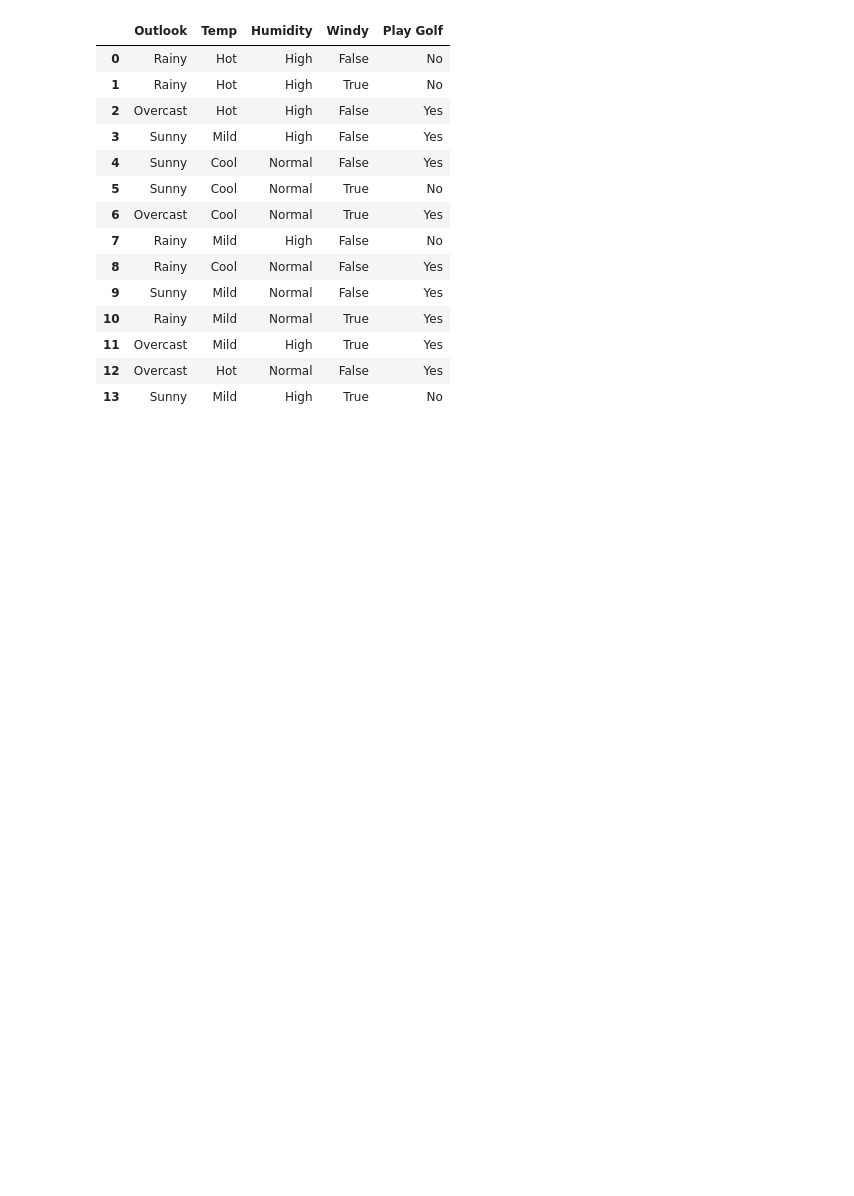
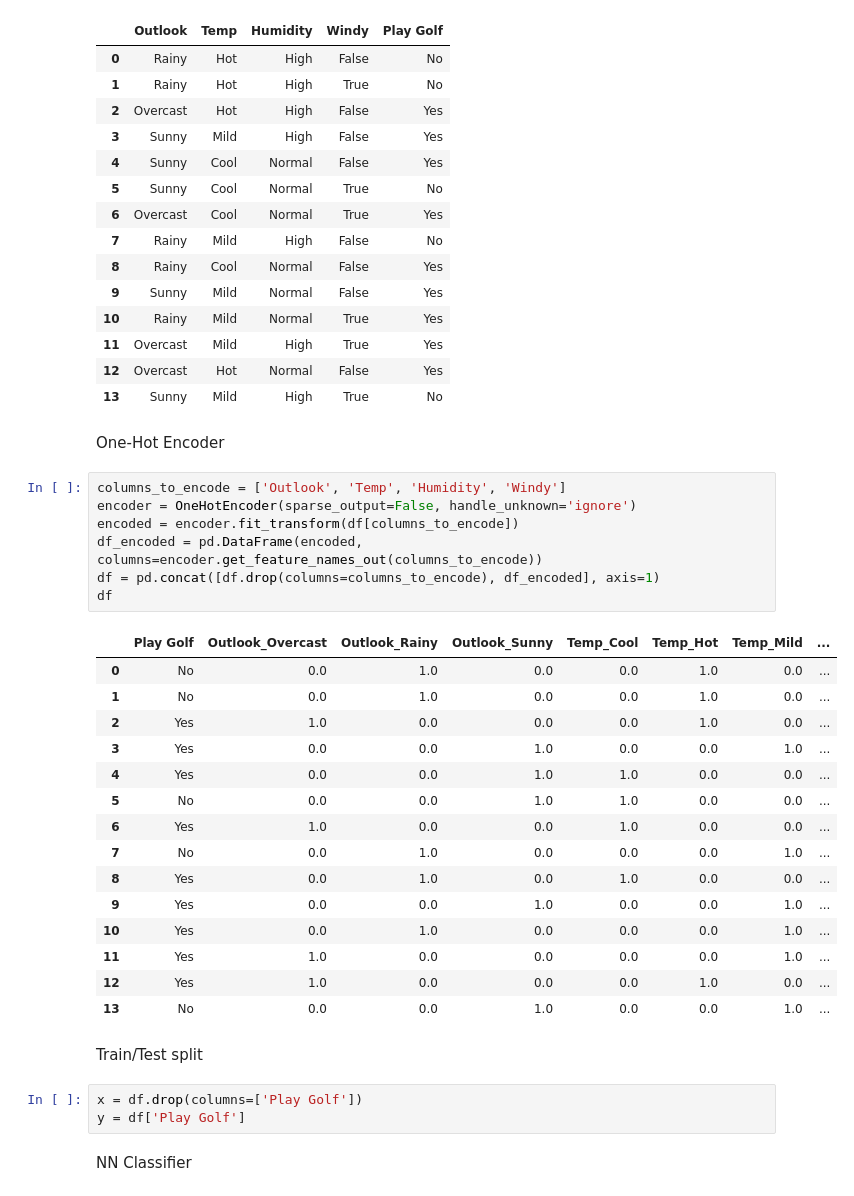
Before and after one commit to MonaTaghavi/dm-ann, a Jupyter notebook: notebooks/19nn-golf.ipynb, the cells around one changed output. Saved outputs shown, nothing was run; the diff lists cells and outputs as text; blank space fills up the shorter version.

```diff
--- a/notebooks/19nn-golf.ipynb
+++ b/notebooks/19nn-golf.ipynb
@@ -27,3 +28,35 @@ df.head(15)
 | 11 | Overcast | Mild | High | True | Yes |
 | 12 | Overcast | Hot | Normal | False | Yes |
 | 13 | Sunny | Mild | High | True | No |
+# %% [markdown]
+One-Hot Encoder
+# %%
+columns_to_encode = ['Outlook', 'Temp', 'Humidity', 'Windy']
+encoder = OneHotEncoder(sparse_output=False, handle_unknown='ignore')
+encoded = encoder.fit_transform(df[columns_to_encode])
+df_encoded = pd.DataFrame(encoded, columns=encoder.get_feature_names_out(columns_to_encode))
+df = pd.concat([df.drop(columns=columns_to_encode), df_encoded], axis=1)
+df
+# %% [output]
+|  | Play Golf | Outlook_Overcast | Outlook_Rainy | Outlook_Sunny | Temp_Cool | Temp_Hot | Temp_Mild | ... |
+| 0 | No | 0.0 | 1.0 | 0.0 | 0.0 | 1.0 | 0.0 | ... |
+| 1 | No | 0.0 | 1.0 | 0.0 | 0.0 | 1.0 | 0.0 | ... |
+| 2 | Yes | 1.0 | 0.0 | 0.0 | 0.0 | 1.0 | 0.0 | ... |
+| 3 | Yes | 0.0 | 0.0 | 1.0 | 0.0 | 0.0 | 1.0 | ... |
+| 4 | Yes | 0.0 | 0.0 | 1.0 | 1.0 | 0.0 | 0.0 | ... |
+| 5 | No | 0.0 | 0.0 | 1.0 | 1.0 | 0.0 | 0.0 | ... |
+| 6 | Yes | 1.0 | 0.0 | 0.0 | 1.0 | 0.0 | 0.0 | ... |
+| 7 | No | 0.0 | 1.0 | 0.0 | 0.0 | 0.0 | 1.0 | ... |
+| 8 | Yes | 0.0 | 1.0 | 0.0 | 1.0 | 0.0 | 0.0 | ... |
+| 9 | Yes | 0.0 | 0.0 | 1.0 | 0.0 | 0.0 | 1.0 | ... |
+| 10 | Yes | 0.0 | 1.0 | 0.0 | 0.0 | 0.0 | 1.0 | ... |
+| 11 | Yes | 1.0 | 0.0 | 0.0 | 0.0 | 0.0 | 1.0 | ... |
+| 12 | Yes | 1.0 | 0.0 | 0.0 | 0.0 | 1.0 | 0.0 | ... |
+| 13 | No | 0.0 | 0.0 | 1.0 | 0.0 | 0.0 | 1.0 | ... |
+# %% [markdown]
+Train/Test split
+# %%
+x = df.drop(columns=['Play Golf'])
+y = df['Play Golf']
+# %% [markdown]
+NN Classifier
```
Also changed, not shown: parts of 10 cells of this notebook.
